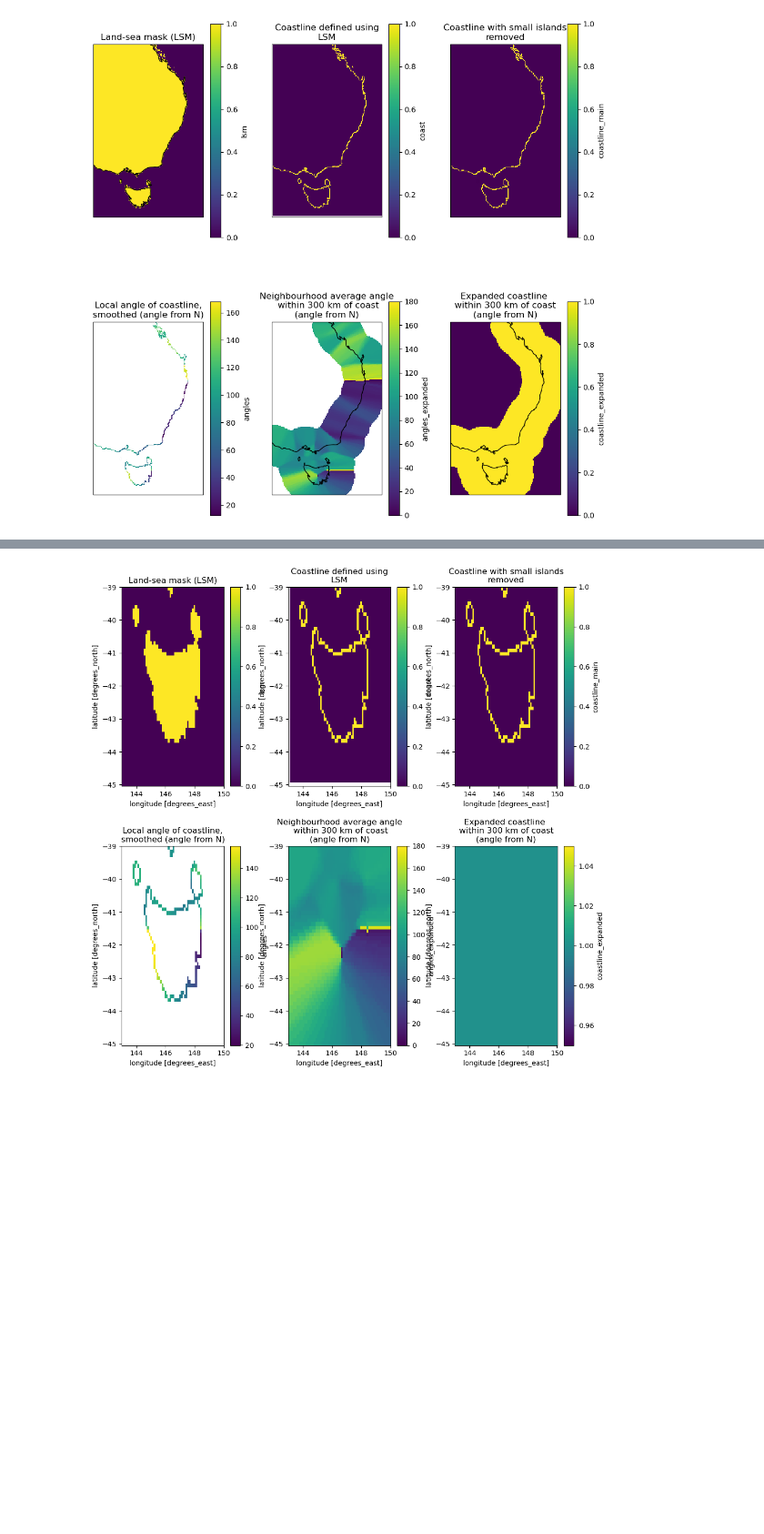
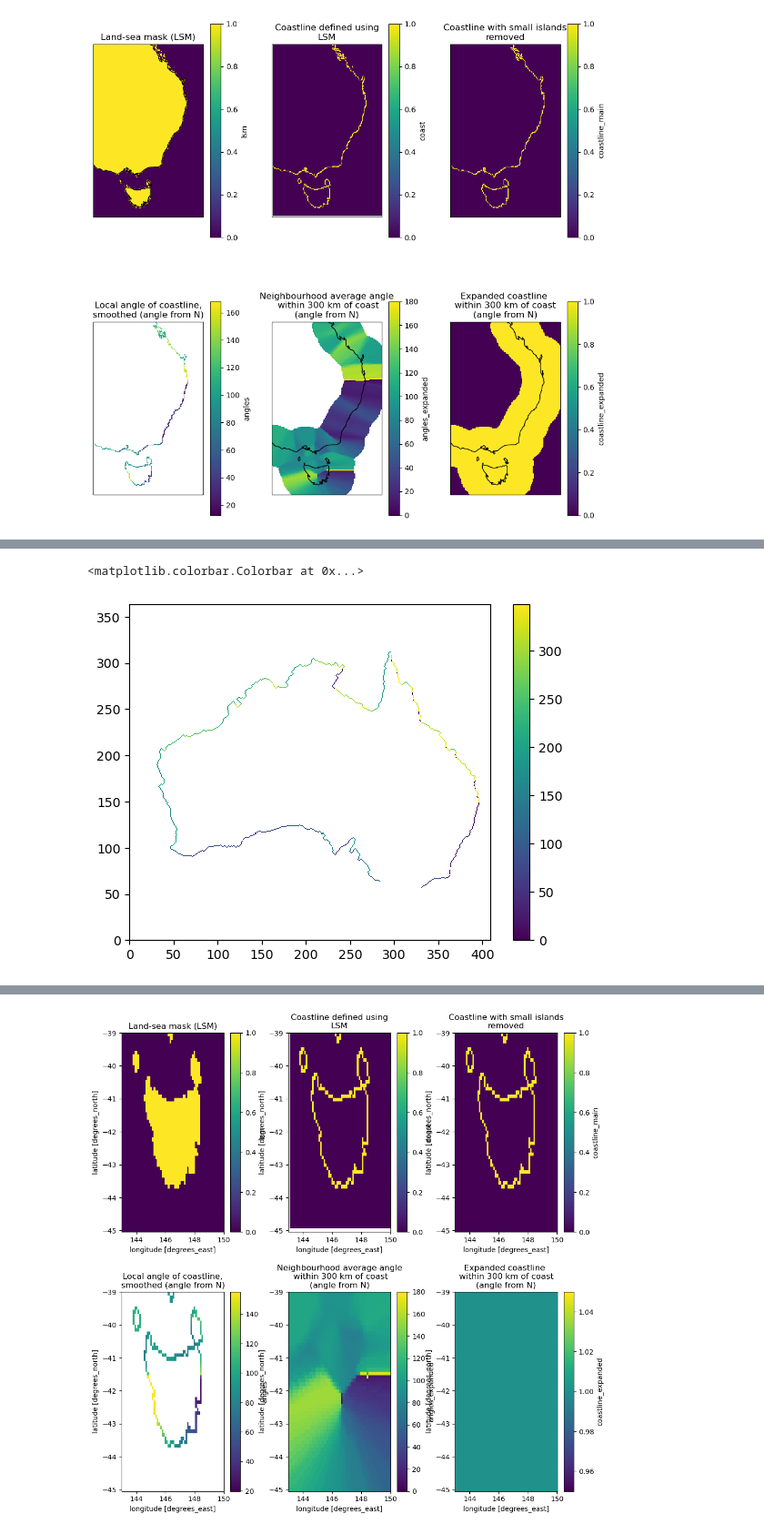
Before and after one commit to andrewbrown31/sea_breeze, a Jupyter notebook: barra_coastline.ipynb, the cells around one changed output, grey strips where cells are left out. Shown at 91% size. Saved outputs shown, nothing was run; the diff lists cells and outputs as text; code cells hidden in the pictures; blank space fills up the shorter version.

```diff
--- a/barra_coastline.ipynb
+++ b/barra_coastline.ipynb
@@ -95,0 +317,19 @@ Expanding angles to closest 10 points...
+# %%
+angles = np.zeros(lsm.shape) * np.nan
+lon = lsm.lon.values
+lat = lsm.lat.values
+
+for ind in range(len(sorted_inds)-50):
+
+
+
+    angles[bound_xind[sorted_inds[ind]], bound_yind[sorted_inds[ind]]] = np.arctan2(lat[bound_xind[sorted_inds[ind+5]]] - lat[bound_xind[sorted_inds[ind]]],
+                                                          lon[bound_yind[sorted_inds[ind+5]]] - lon[bound_yind[sorted_inds[ind]]])
+
+
+angles = np.rad2deg(angles)
+angles = -(angles-90) % 360
+plt.pcolormesh(angles);plt.colorbar()
+# %% [output]
+<matplotlib.colorbar.Colorbar at 0x...>
+[figure, added]
```
Also changed, not shown: parts of 19 cells of this notebook, 2 other files.
